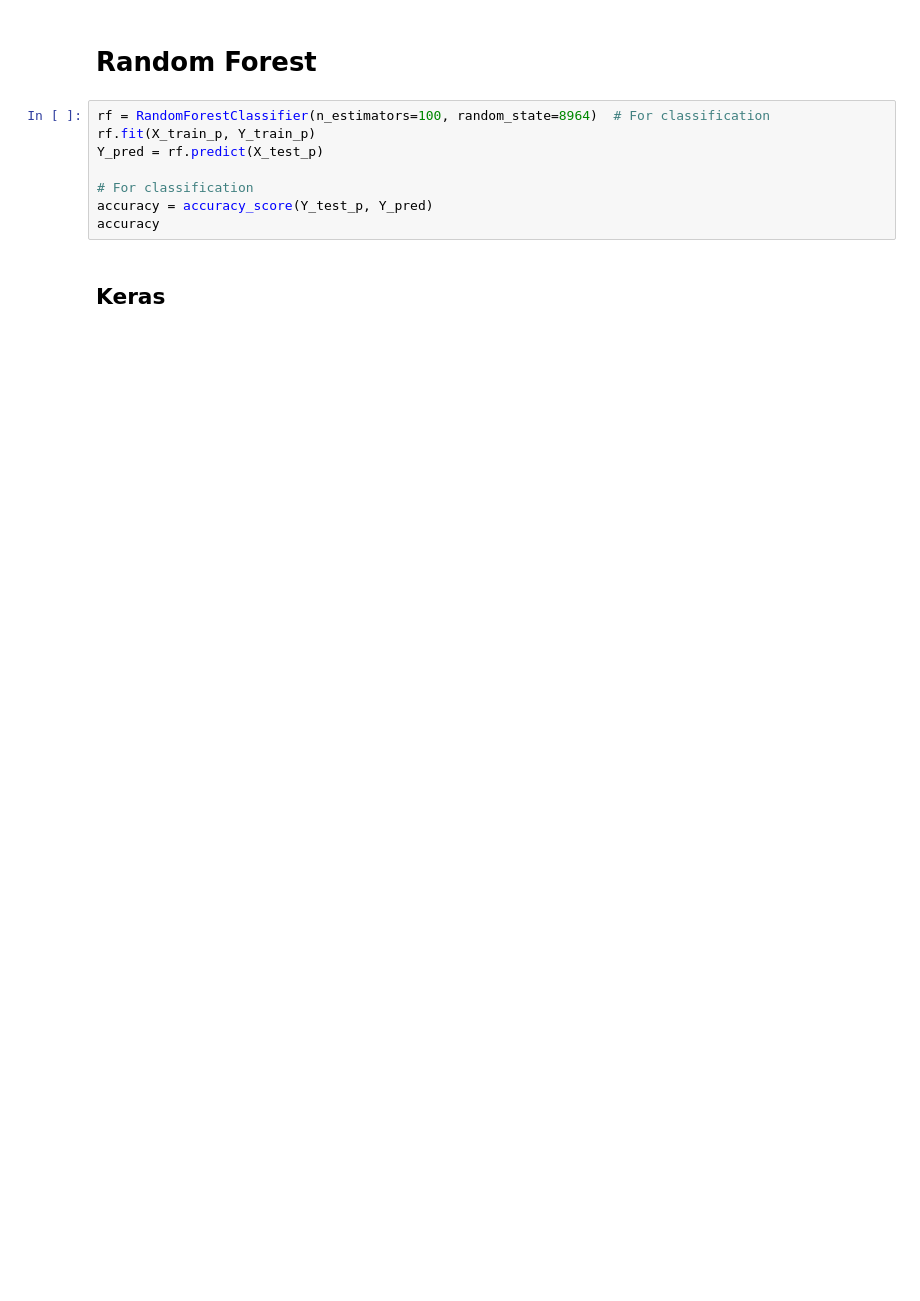
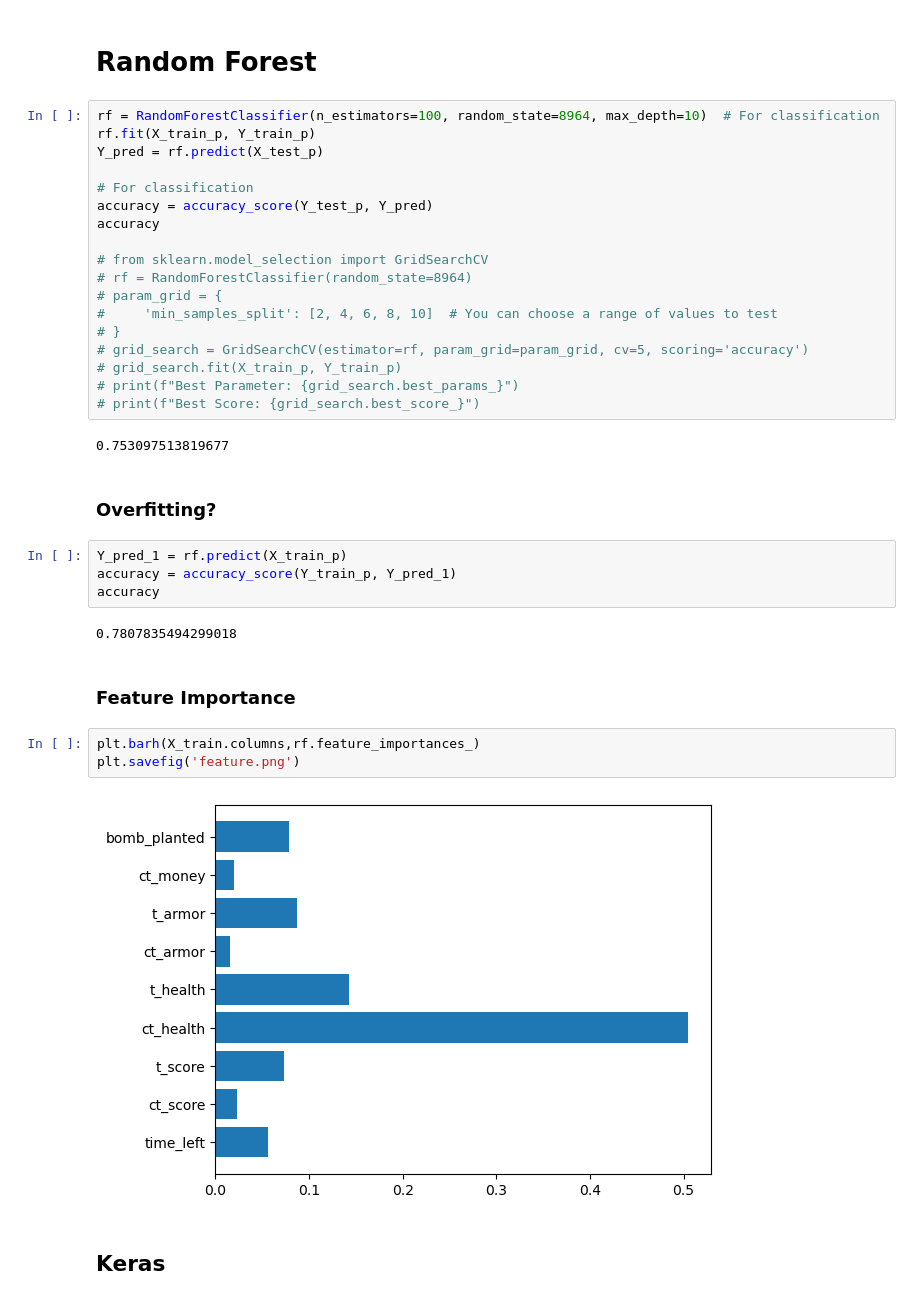
Before and after one commit to techLearner2000/Project_DS, a Jupyter notebook: code.ipynb, the cells around one changed output. Saved outputs shown, nothing was run; the diff lists cells and outputs as text; blank space fills up the shorter version.

```diff
--- a/code.ipynb
+++ b/code.ipynb
@@ -83,13 +148,40 @@ tree_score
 # %% [markdown]
 # Random Forest
 # %%
-rf = RandomForestClassifier(n_estimators=100, random_state=8964)  # For classification
+rf = RandomForestClassifier(n_estimators=100, random_state=8964, max_depth=10)  # For classification
 rf.fit(X_train_p, Y_train_p)
 Y_pred = rf.predict(X_test_p)
 
 # For classification
 accuracy = accuracy_score(Y_test_p, Y_pred)
 accuracy
+
+# from sklearn.model_selection import GridSearchCV
+# rf = RandomForestClassifier(random_state=8964)
+# param_grid = {
+#     'min_samples_split': [2, 4, 6, 8, 10]  # You can choose a range of values to test
+# }
+# grid_search = GridSearchCV(estimator=rf, param_grid=param_grid, cv=5, scoring='accuracy')
+# grid_search.fit(X_train_p, Y_train_p)
+# print(f"Best Parameter: {grid_search.best_params_}")
+# print(f"Best Score: {grid_search.best_score_}")
+# %% [output]
+0.753097513819677
+# %% [markdown]
+### Overfitting?
+# %%
+Y_pred_1 = rf.predict(X_train_p)
+accuracy = accuracy_score(Y_train_p, Y_pred_1)
+accuracy
+# %% [output]
+0.7807835494299018
+# %% [markdown]
+### Feature Importance
+# %%
+plt.barh(X_train.columns,rf.feature_importances_)
+plt.savefig('feature.png')
+# %% [output]
+[figure, added]
 # %% [markdown]
 ## Keras
 # %%
```
Also changed, not shown: parts of 9 cells of this notebook, 6 other files.
